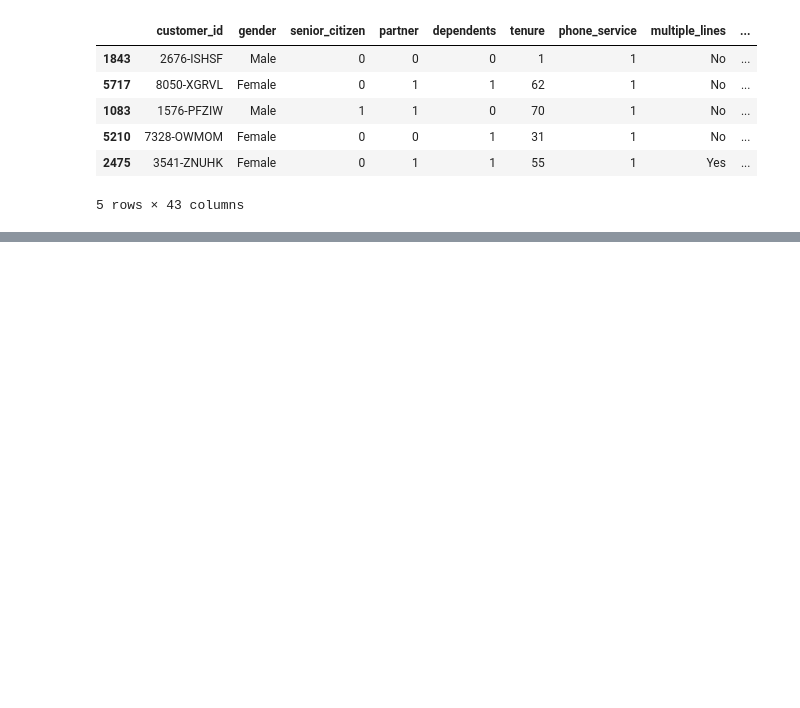
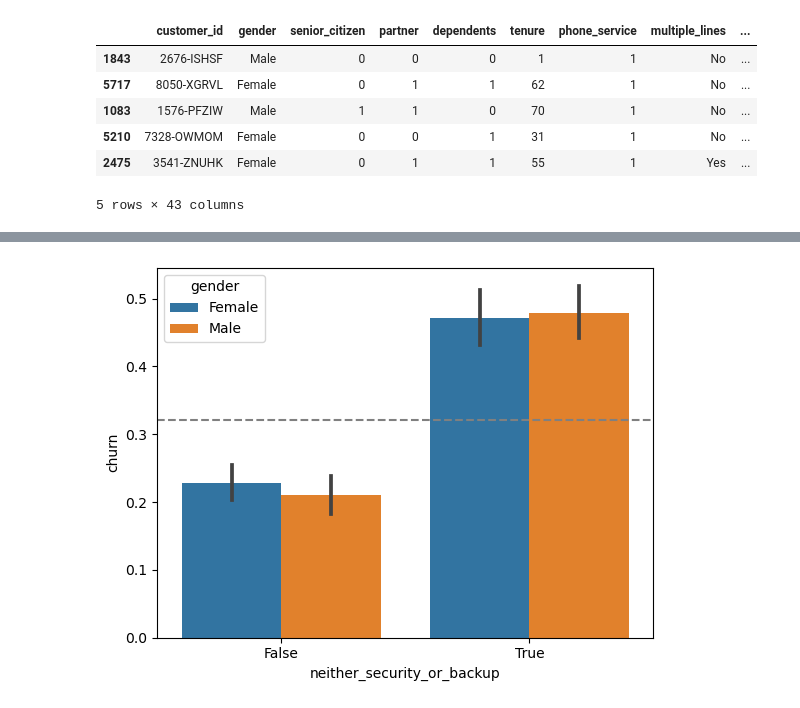
Before and after one commit to Adam-Harris87/classification-project, a Jupyter notebook: explore.ipynb, the cells around one changed output, grey strips where cells are left out. Saved outputs shown, nothing was run; the diff lists cells and outputs as text; code cells hidden in the pictures; blank space fills up the shorter version.

```diff
--- a/explore.ipynb
+++ b/explore.ipynb
@@ -101,0 +425,2 @@ _________________________________________________________________
+# %%
+internet = train[train.online_backup_no_internet_service == 0]
@@ -101,0 +458,9 @@ _________________________________________________________________
+# %%
+if ((internet.online_backup == 'Yes') & (internet.online_security == 'Yes')):
+    internet['s_and_b'] = 'both'
+elif ((internet.online_backup == 'Yes') & (internet.online_security == 'No')):
+    internet['s_and_b'] = 'backup'
+elif ((internet.online_backup == 'No') & (internet.online_security == 'Yes')):
+    internet['s_and_b'] = 'security'
+else:
+    internet['s_and_b'] = 'neither'
@@ -101,0 +469,6 @@ _________________________________________________________________
+# %%
+internet['security_and_backup'] = ((internet.online_backup == 'Yes')
+                                   & (internet.online_security == 'Yes'))
+# %%
+internet['neither_security_or_backup'] = ((internet.online_backup == 'No')
+                                   & (internet.online_security == 'No'))
@@ -101,0 +491,9 @@ _________________________________________________________________
+# %%
+sns.barplot(data=internet,
+            x='neither_security_or_backup',
+            y='churn',
+           hue='gender')
+plt.axhline(internet.churn.mean(), ls='--', color='gray')
+plt.show()
+# %% [output]
+[figure, added]
```
Also changed, not shown: parts of 32 cells of this notebook.
